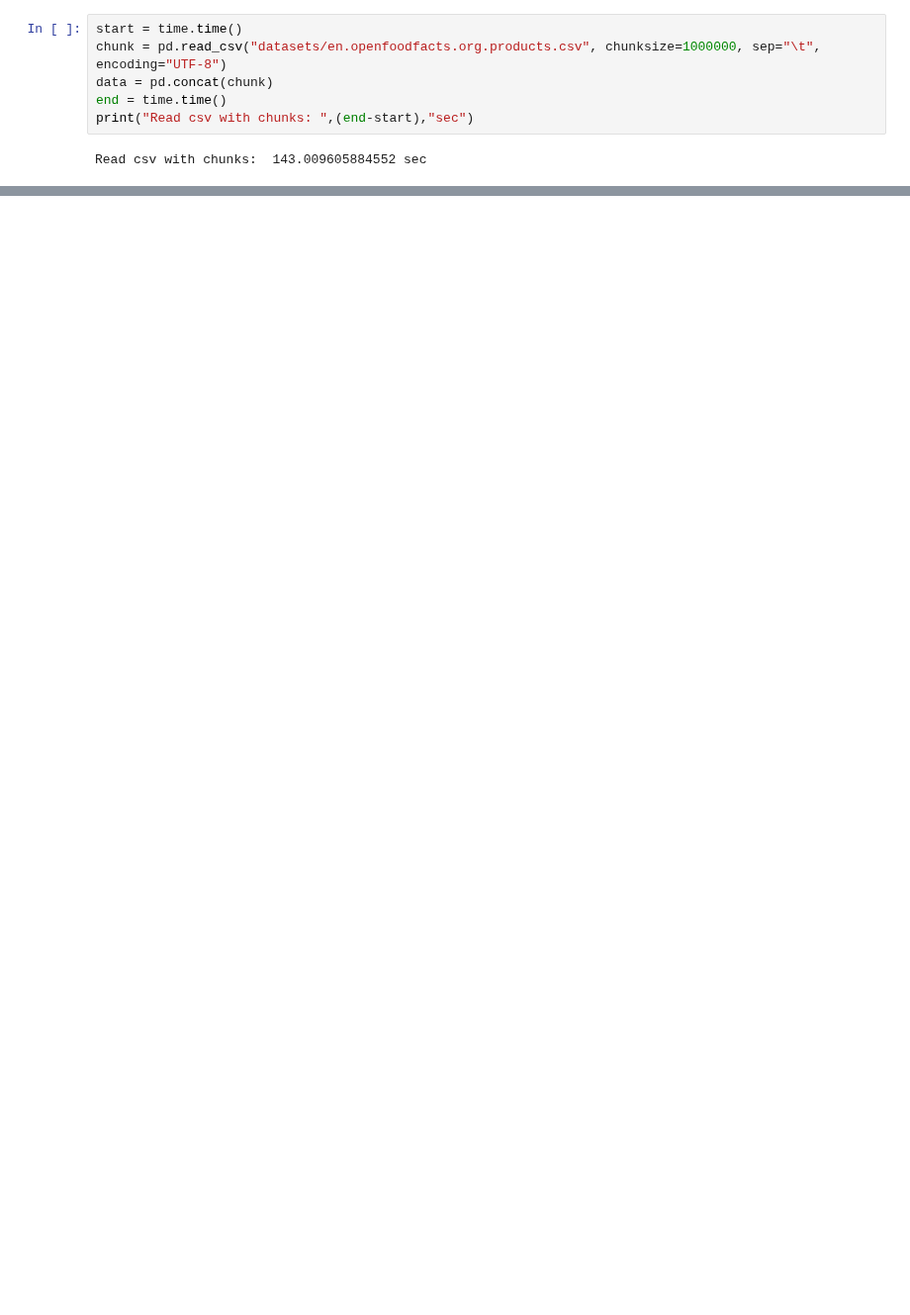
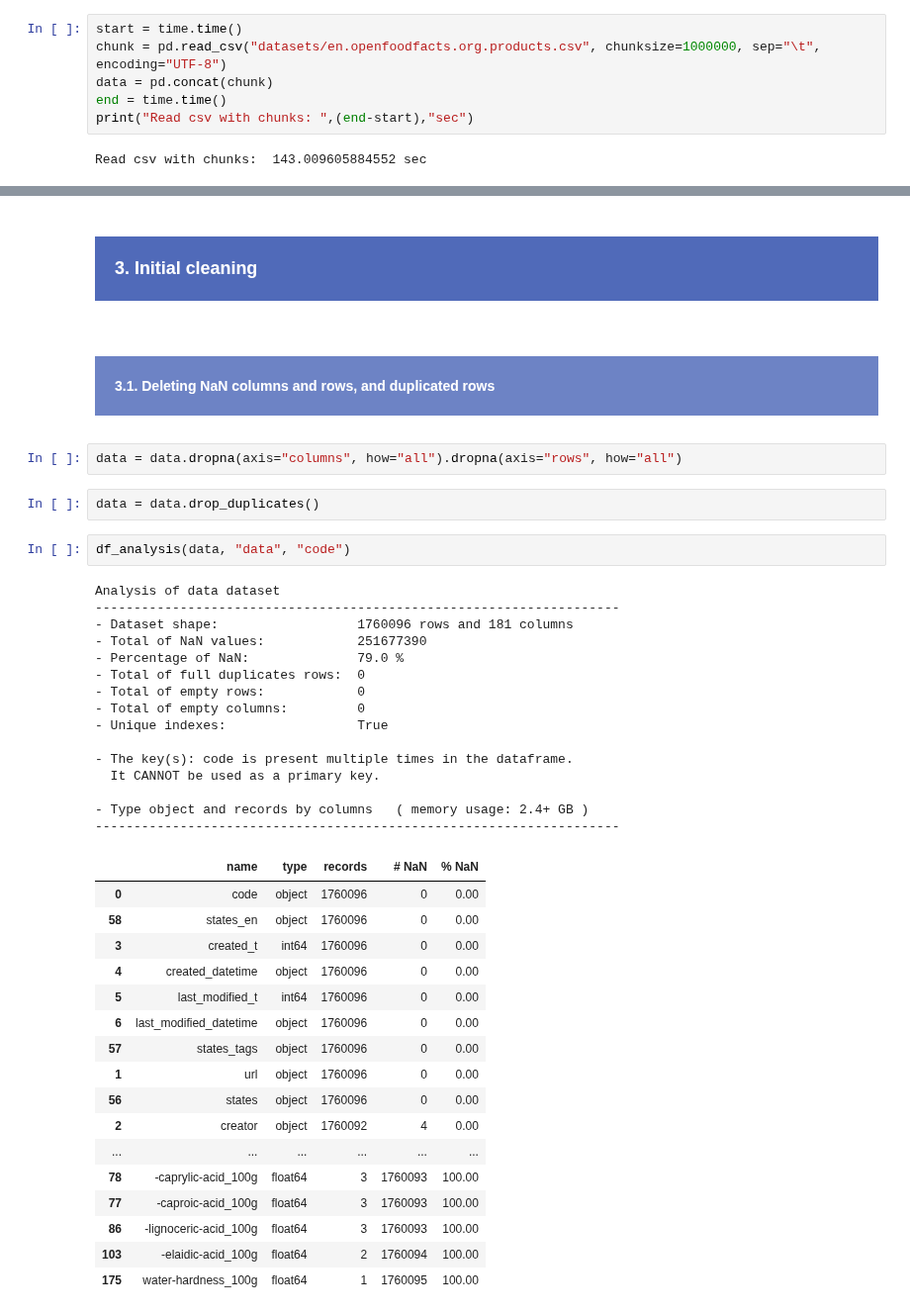
Before and after one commit to samirhinojosa/OC-P3-design-application-public-health, a Jupyter notebook: cleaning_notebook.ipynb, the cells around one changed output, grey strips where cells are left out. Shown at 99% size. Saved outputs shown, nothing was run; the diff lists cells and outputs as text; blank space fills up the shorter version.

```diff
--- a/cleaning_notebook.ipynb
+++ b/cleaning_notebook.ipynb
@@ -161,0 +226,47 @@ Read csv with chunks:  143.009605884552 sec
+# %% [markdown]
+<div style="background-color: #506AB9;" >
+    <h3 style="margin: auto; padding: 20px; color:#fff; ">3. Initial cleaning</h3>
+</div>
+# %% [markdown]
+<div style="background-color: #6D83C5;" >
+    <h4 style="margin: auto; padding: 20px; color:#fff; ">3.1. Deleting NaN columns and rows, and duplicated rows</h4>
+</div>
+# %%
+data = data.dropna(axis="columns", how="all").dropna(axis="rows", how="all")
+# %%
+data = data.drop_duplicates()
+# %%
+df_analysis(data, "data", "code")
+# %% [output]
+Analysis of data dataset
+--------------------------------------------------------------------
+- Dataset shape:                  1760096 rows and 181 columns
+- Total of NaN values:            251677390
+- Percentage of NaN:              79.0 %
+- Total of full duplicates rows:  0
+- Total of empty rows:            0
+- Total of empty columns:         0
+- Unique indexes:                 True
+
+- The key(s): code is present multiple times in the dataframe.
+  It CANNOT be used as a primary key.
+
+- Type object and records by columns   ( memory usage: 2.4+ GB )
+--------------------------------------------------------------------
+|  | name | type | records | # NaN | % NaN |
+| 0 | code | object | 1760096 | 0 | 0.00 |
+| 58 | states_en | object | 1760096 | 0 | 0.00 |
+| 3 | created_t | int64 | 1760096 | 0 | 0.00 |
+| 4 | created_datetime | object | 1760096 | 0 | 0.00 |
+| 5 | last_modified_t | int64 | 1760096 | 0 | 0.00 |
+| 6 | last_modified_datetime | object | 1760096 | 0 | 0.00 |
+| 57 | states_tags | object | 1760096 | 0 | 0.00 |
+| 1 | url | object | 1760096 | 0 | 0.00 |
+| 56 | states | object | 1760096 | 0 | 0.00 |
+| 2 | creator | object | 1760092 | 4 | 0.00 |
+| ... | ... | ... | ... | ... | ... |
+| 78 | -caprylic-acid_100g | float64 | 3 | 1760093 | 100.00 |
+| 77 | -caproic-acid_100g | float64 | 3 | 1760093 | 100.00 |
+| 86 | -lignoceric-acid_100g | float64 | 3 | 1760093 | 100.00 |
+| 103 | -elaidic-acid_100g | float64 | 2 | 1760094 | 100.00 |
+| 175 | water-hardness_100g | float64 | 1 | 1760095 | 100.00 |
```
Also changed, not shown: parts of 10 cells of this notebook.
